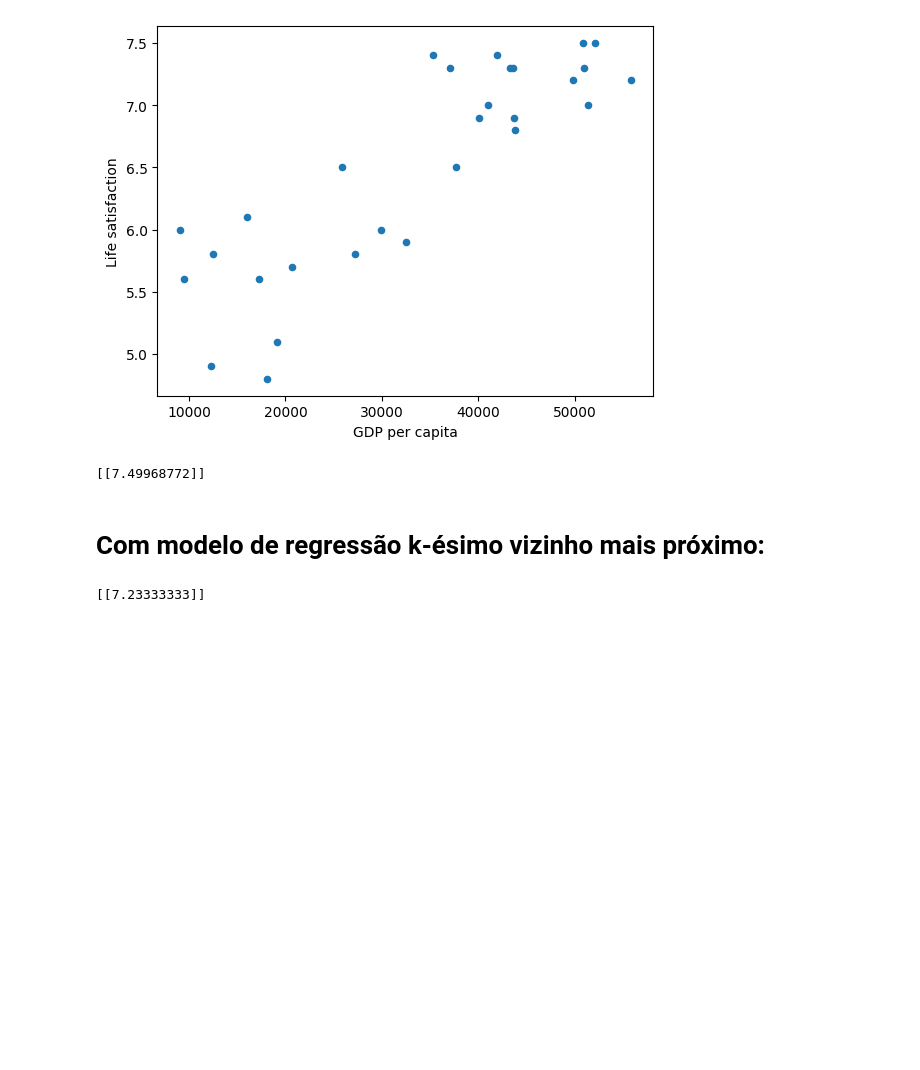
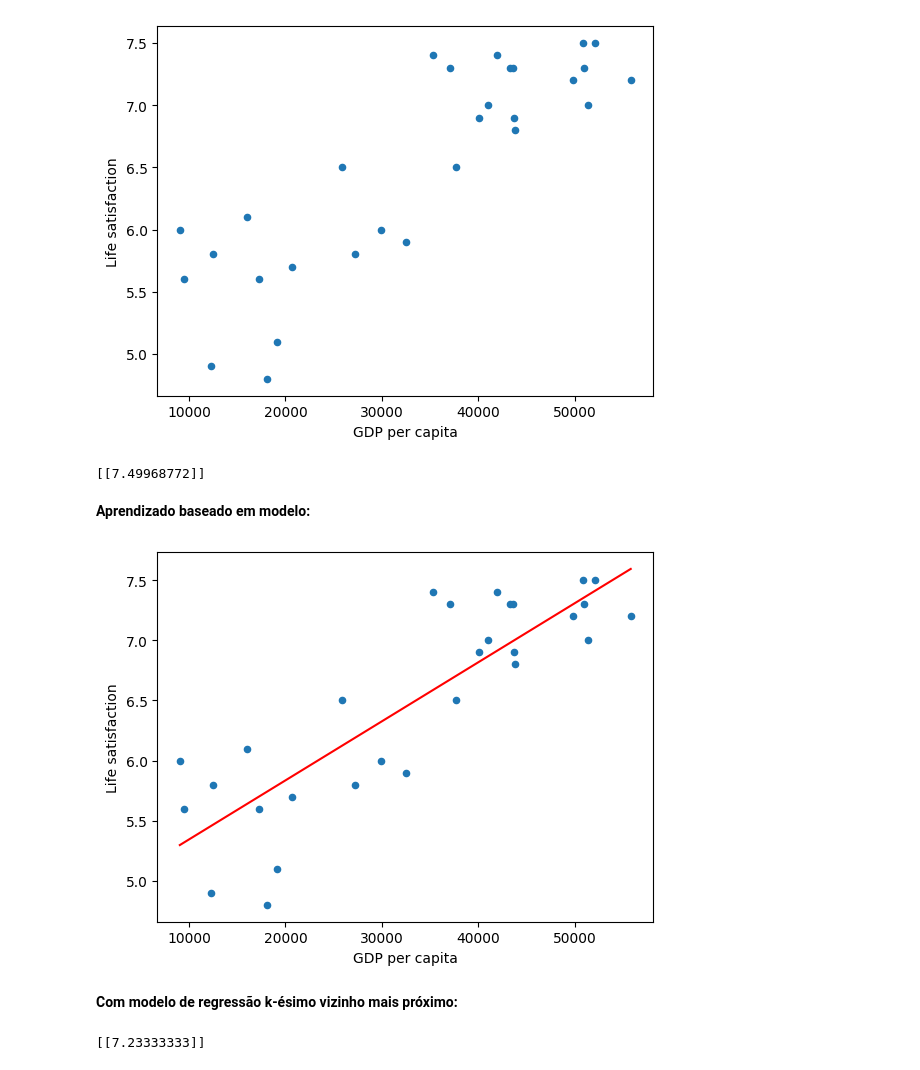
Before and after one commit to LuisHenriqueDaSilv/oReilly.maos-a-obra-aprendizado-de-maquina-com-scikit-learn-keras-tensorflow, a Jupyter notebook: cap1/exemplo1-1.ipynb, the cells around one changed output. Cells and saved outputs as stored; diff of their text form; code cells hidden in the pictures; blank space fills up the shorter version.

```diff
--- a/cap1/exemplo1-1.ipynb
+++ b/cap1/exemplo1-1.ipynb
@@ -48,7 +48,15 @@ x_New = [[53886]]
 print(model.predict(x_New))
 # %% [output]
 [[7.49968772]]
+# %% [markdown]
+**Aprendizado baseado em modelo:**
+# %%
+country_stats.plot(kind='scatter', x="GDP per capita", y="Life satisfaction")
+plt.plot(X, model.predict(X), color='red')
+plt.show()
+# %% [output]
+[figure, added]
 # %% [markdown]
- # Com modelo de regressão k-ésimo vizinho mais próximo:
+ **Com modelo de regressão k-ésimo vizinho mais próximo:**
 # %%
 import sklearn.neighbors
```
Also changed, not shown: parts of 4 cells of this notebook, 4 other files.
